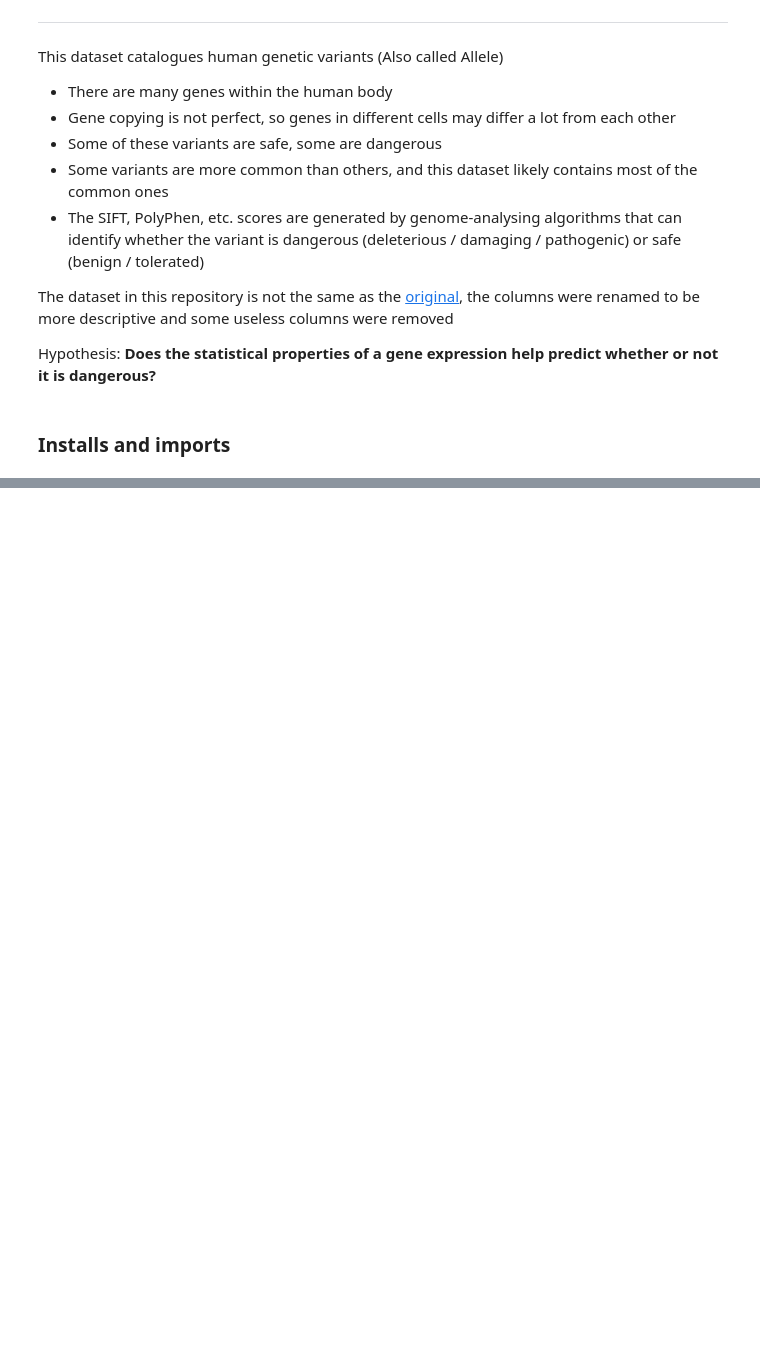
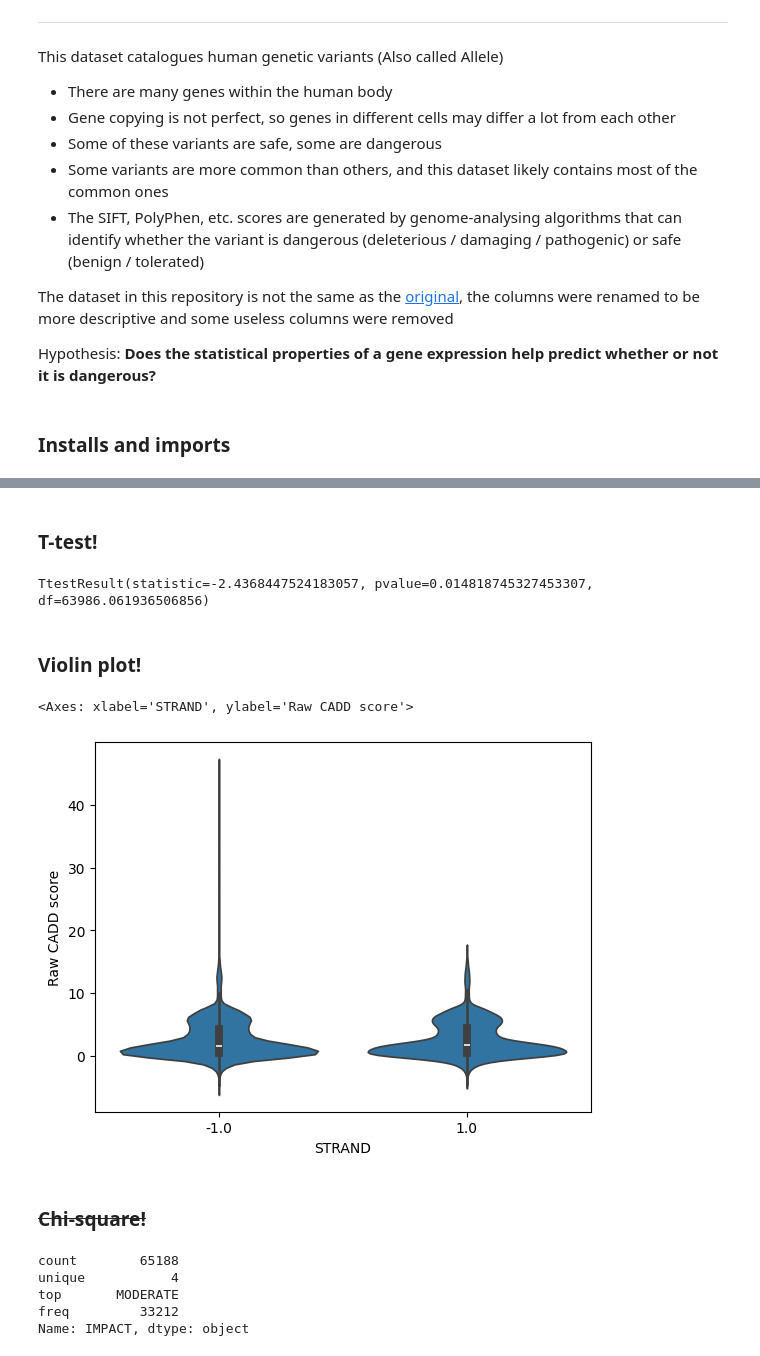
Before and after one commit to echometerain/Stats-Project, a Jupyter notebook: notebook.ipynb, the cells around one changed output, grey strips where cells are left out. Drawn from its saved outputs; the diff is of its cells as text; code cells hidden in the pictures; blank space fills up the shorter version.

Commit message:
do tests 1-3

```diff
--- a/notebook.ipynb
+++ b/notebook.ipynb
@@ -51,0 +93,25 @@ df.describe()
+# %% [markdown]
+### T-test!
+# %%
+a = df[(df["STRAND"] == -1)]["Raw CADD score"]
+b = df[(df["STRAND"] == 1)]["Raw CADD score"]
+stats.ttest_ind(a, b, alternative="two-sided", nan_policy="omit", equal_var=False)
+# %% [output]
+TtestResult(statistic=-2.4368447524183057, pvalue=0.014818745327453307, df=63986.061936506856)
+# %% [markdown]
+### Violin plot!
+# %%
+sns.violinplot(df, x="STRAND", y="Raw CADD score")
+# %% [output]
+<Axes: xlabel='STRAND', ylabel='Raw CADD score'>
+[figure, added]
+# %% [markdown]
+### ~~Chi-square!~~
+# %%
+df["IMPACT"].describe()
+# %% [output]
+count        65188
+unique           4
+top       MODERATE
+freq         33212
+Name: IMPACT, dtype: object
```
Also changed, not shown: parts of 19 cells of this notebook, 2 other files.
